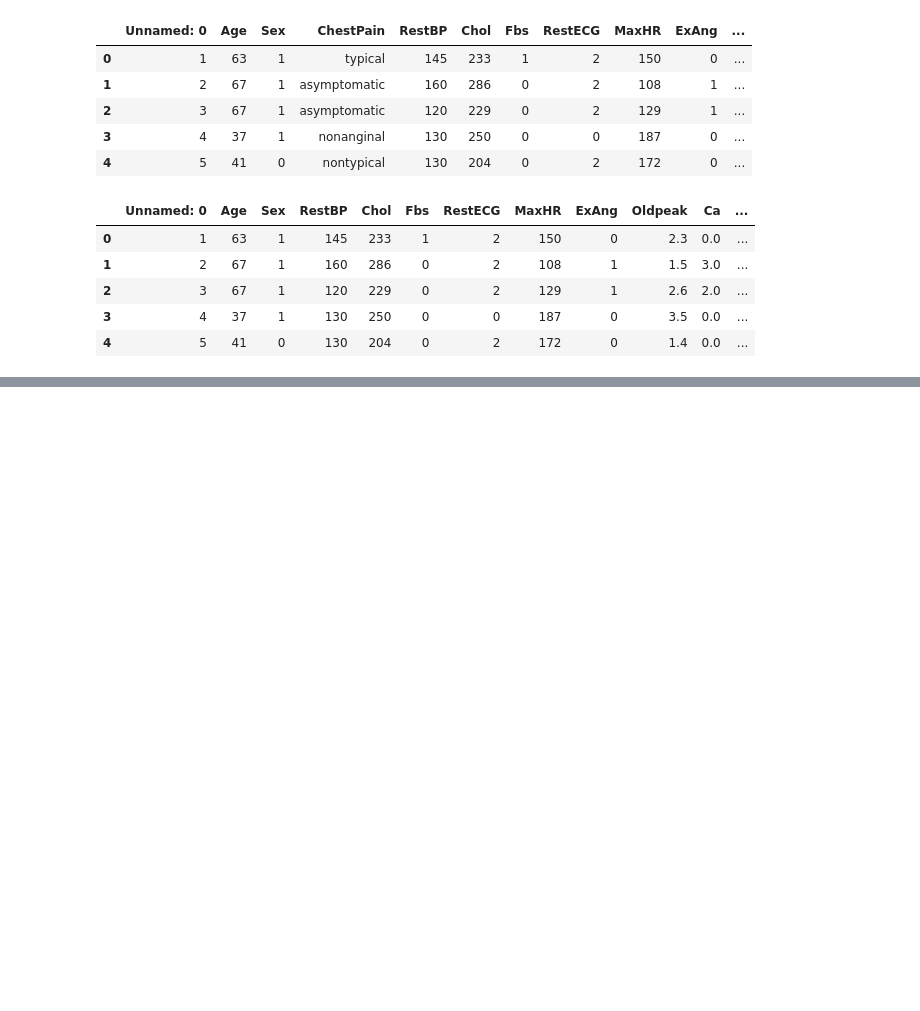
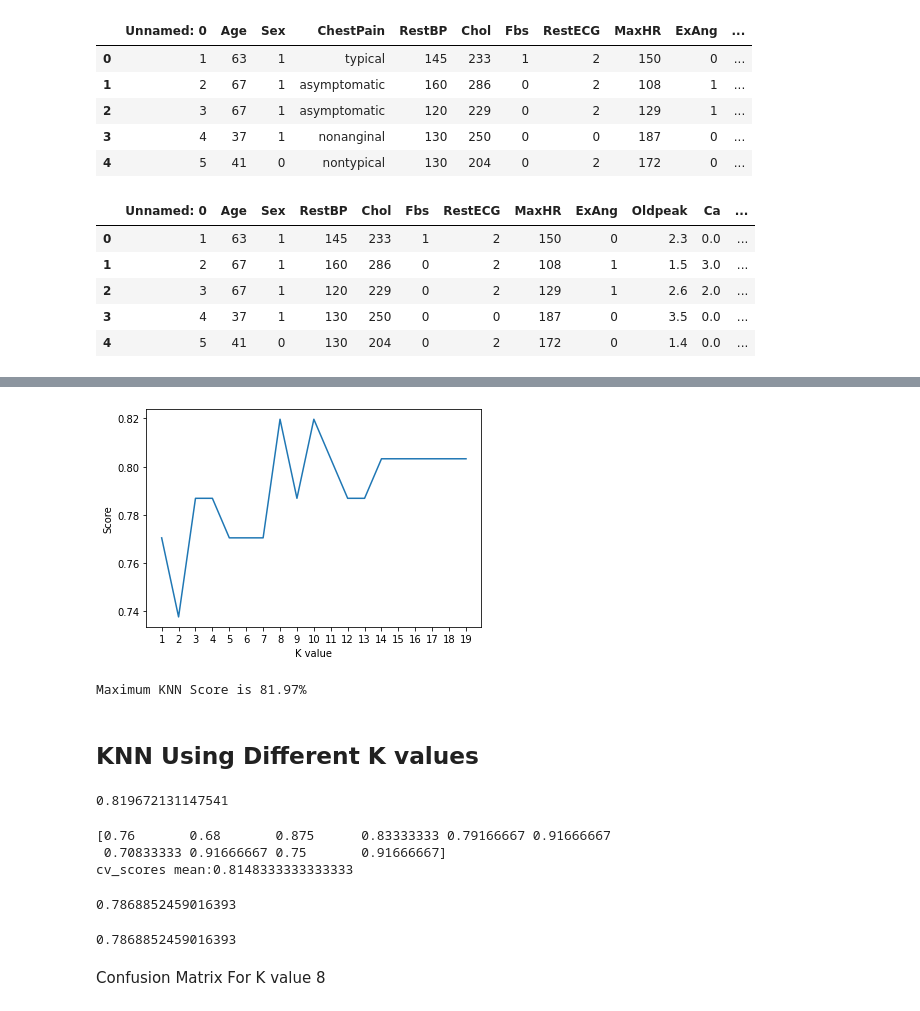
Before and after one commit to yunisindhu/Robusters, a Jupyter notebook: Heart.ipynb, the cells around one changed output, grey strips where cells are left out. Cells and saved outputs as stored; diff of their text form; code cells hidden in the pictures; blank space fills up the shorter version.

```diff
--- a/Heart.ipynb
+++ b/Heart.ipynb
@@ -39,3 +31,0 @@ Converting AHD into Binary
-# %%
-AHD_map = {'Yes': 1, 'No': 0}
-df['AHD'] = df['AHD'].map(AHD_map)
@@ -729,0 +188,71 @@ plt.show()
+# %%
+# try ro find best k value
+scoreList = []
+accuracies = {}
+accuracies_knn = cross_val_score(estimator=knn, X=x_train, y=y_train, cv=10)
+for i in range(1,20):
+    knn2 = KNeighborsClassifier(n_neighbors = i)  # n_neighbors means k
+    knn2.fit(x_train, y_train)
+    scoreList.append(knn2.score(x_test, y_test))
+
+plt.plot(range(1,20), scoreList)
+plt.xticks(np.arange(1,20,1))
+plt.xlabel("K value")
+plt.ylabel("Score")
+plt.show()
+
+acc = max(scoreList)*100
+accuracies['KNN'] = acc
+print("Maximum KNN Score is {:.2f}%".format(acc))
+# %% [output]
+[figure, added]
+Maximum KNN Score is 81.97%
+# %% [markdown]
+## KNN Using Different K values
+# %%
+from sklearn.neighbors import KNeighborsClassifier
+# Create KNN classifier
+knn = KNeighborsClassifier(n_neighbors = 8)
+# Fit the classifier to the data
+knn.fit(x_train,y_train)
+knn.predict(x_test)#[0:5]
+knn.score(x_test, y_test)
+# %% [output]
+0.819672131147541
+# %%
+#Cross
+from sklearn.model_selection import cross_val_score
+import numpy as np
+#create a new KNN model
+knn_cv = KNeighborsClassifier(n_neighbors=8)
+#train model with cv of 5
+cv_scores = cross_val_score(knn_cv, x_train, y_train, cv=10)
+#print each cv score (accuracy) and average them
+print(cv_scores)
+print("cv_scores mean:{}".format(np.mean(cv_scores)))
+# %% [output]
+[0.76       0.68       0.875      0.83333333 0.79166667 0.91666667
+ 0.70833333 0.91666667 0.75       0.91666667]
+cv_scores mean:0.8148333333333333
+# %%
+from sklearn.neighbors import KNeighborsClassifier
+# Create KNN classifier
+knn = KNeighborsClassifier(n_neighbors = 9)
+# Fit the classifier to the data
+knn.fit(x_train,y_train)
+knn.predict(x_test)#[0:5]
+knn.score(x_test, y_test)
+# %% [output]
+0.7868852459016393
+# %%
+from sklearn.neighbors import KNeighborsClassifier
+# Create KNN classifier
+knn = KNeighborsClassifier(n_neighbors = 13)
+# Fit the classifier to the data
+knn.fit(x_train,y_train)
+knn.predict(x_test)#[0:5]
+knn.score(x_test, y_test)
+# %% [output]
+0.7868852459016393
+# %% [markdown]
+Confusion Matrix For K value 8
```
Also changed, not shown: parts of 111 cells of this notebook.
